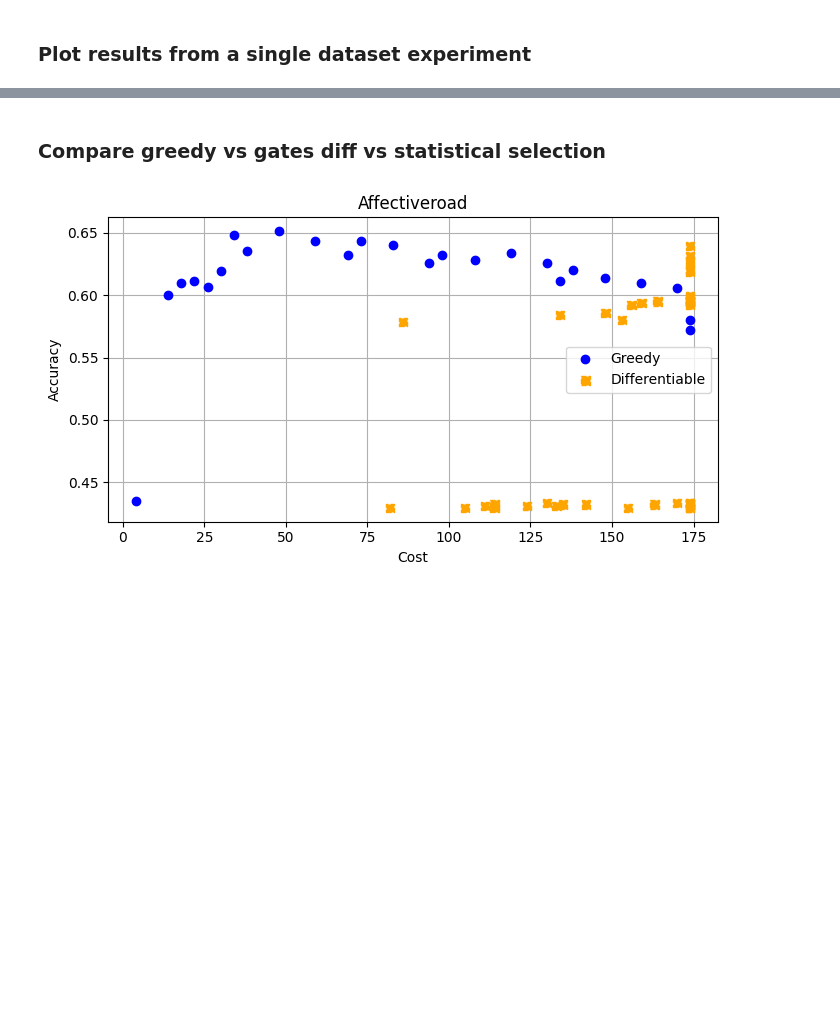
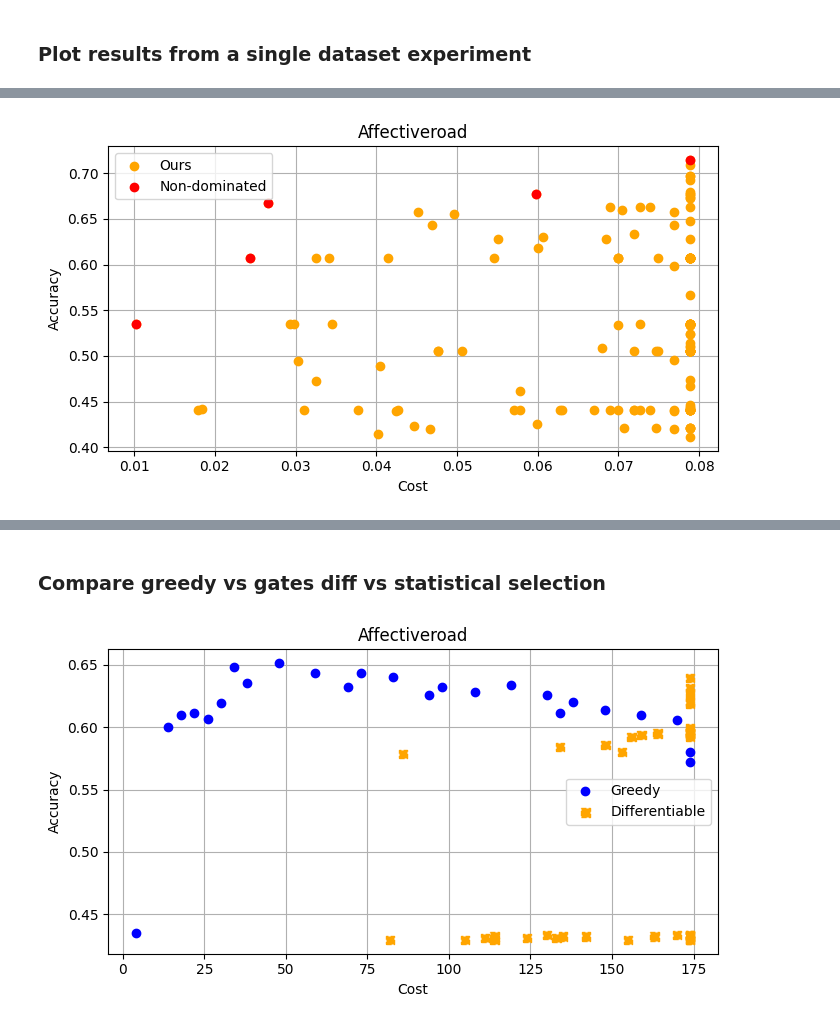
Before and after one commit to kompalas/flexaf, a Jupyter notebook: src/evaluation/plot_results.ipynb, the cells around one changed output, grey strips where cells are left out. Drawn from its saved outputs; the diff is of its cells as text; code cells hidden in the pictures; blank space fills up the shorter version.

```diff
--- a/src/evaluation/plot_results.ipynb
+++ b/src/evaluation/plot_results.ipynb
@@ -138,0 +82,15 @@ Name: 2, dtype: object
+# %%
+dataset = 'affectiveroad'
+# expdir = '/home/balaskas/flexaf/saved_logs/affectiveroad/diff_fs_fcnn_affectiveroad___2025.08.06-20.53.44.236'
+# expdir = '/home/balaskas/flexaf/logs/diff_fs_fcnn_affectiveroad___2025.08.07-16.42.13.929'
+expdir = '/home/balaskas/flexaf/logs/diff_fs_fcnn_affectiveroad___2025.08.07-18.45.15.007'  # Fold 3, trial 4, features: [0, 1, 8, 9, 11, 12, 15, 16, 17, 19]
+# soa_dir = '/home/balaskas/flexaf/saved_logs/wesad_merged/sota_mlp_wesad_merged___2025.08.06-19.42.23.758'
+
+csvfile = os.path.join(expdir, 'results', 'gated_model_results.csv')
+# soa_csvfile = os.path.join(soa_dir, 'statistical_results.csv')
+soa_csvfile = None
+
+pareto_df = plot_accuracy_vs_cost_from_csv(csvfile, soa_csvfile, title=dataset.capitalize())
+pareto_df
+# %% [output]
+[figure, added]
```
Also changed, not shown: parts of 9 cells of this notebook, 9 other files.
